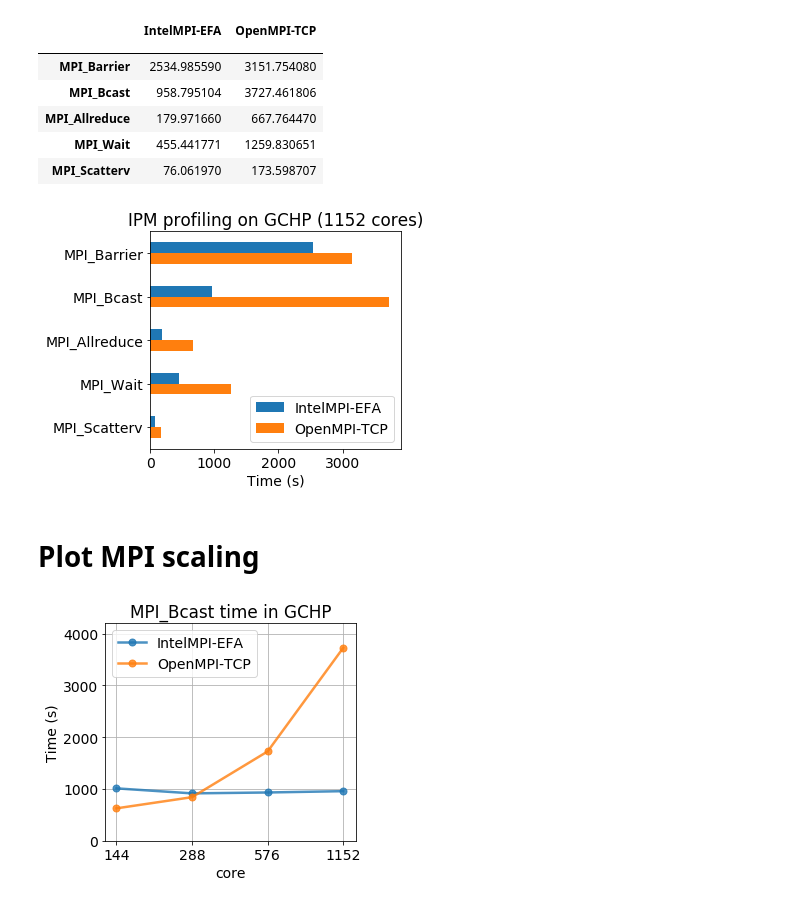
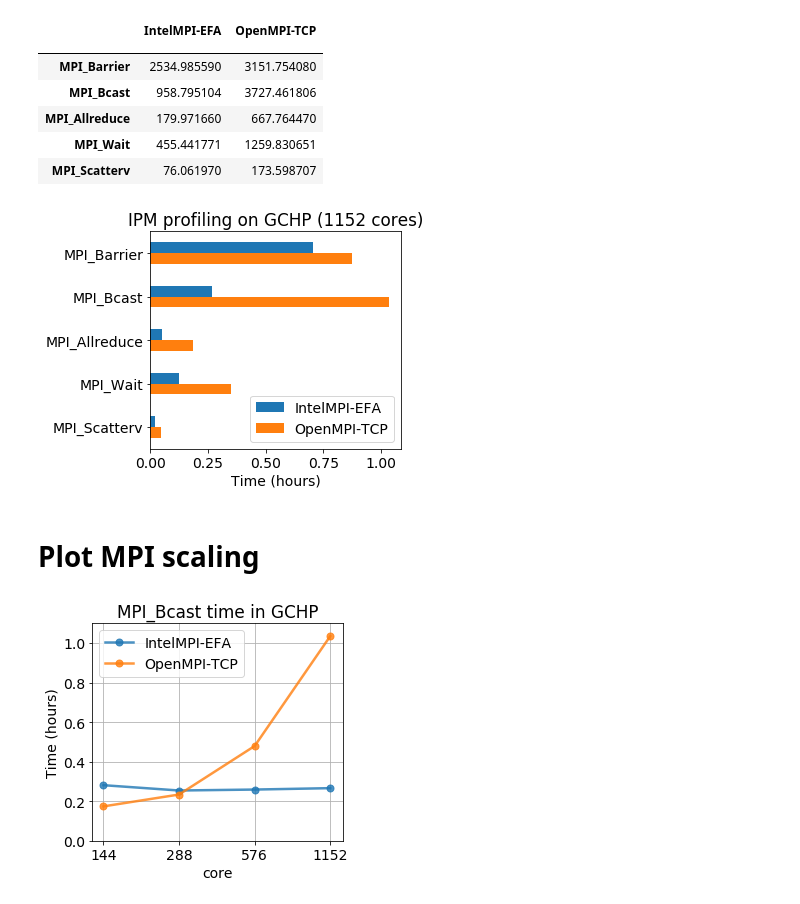
Before and after one commit to JiaweiZhuang/cloud-gchp-paper, a Jupyter notebook: notebooks/plot_ipm_profiling.ipynb, the cells around one changed output. Drawn from its saved outputs; the diff is of its cells as text; code cells hidden in the pictures.

Commit message:
Plot IPM time in hours instead of seconds

```diff
--- a/notebooks/plot_ipm_profiling.ipynb
+++ b/notebooks/plot_ipm_profiling.ipynb
@@ -164,35 +164,35 @@ df_compare
 | MPI_Wait | 455.441771 | 1259.830651 |
 | MPI_Scatterv | 76.061970 | 173.598707 |
 # %%
-df_compare.iloc[::-1, ::-1].plot.barh(legend='reverse', color=['C1', 'C0'], figsize=[4.5, 4])
+(df_compare/3600).iloc[::-1, ::-1].plot.barh(legend='reverse', color=['C1', 'C0'], figsize=[4.5, 4])
 plt.title('IPM profiling on GCHP (1152 cores)')
-plt.xlabel('Time (s)')
+plt.xlabel('Time (hours)')
 plt.savefig('gchp-all-mpi.png', dpi=300, bbox_inches='tight')
 # %% [output]
-[figure, old version]
+[figure, new version]
 # %% [markdown]
 # Plot MPI scaling
 # %%
 fig, ax = plt.subplots(1, 1, figsize=[4.5, 4])
 
 plot_kwargs = dict(ax=ax, linestyle='-', marker='o', linewidth=2.5, markersize=7.0, alpha=0.8)
-mean_impi['MPI_Bcast'].plot(**plot_kwargs, label='IntelMPI-EFA')
-mean_ompi['MPI_Bcast'].plot(**plot_kwargs, label='OpenMPI-TCP')
+(mean_impi['MPI_Bcast']/3600).plot(**plot_kwargs, label='IntelMPI-EFA')
+(mean_ompi['MPI_Bcast']/3600).plot(**plot_kwargs, label='OpenMPI-TCP')
 
 ax.set_title('MPI_Bcast time in GCHP')
 ax.legend()
 ax.grid()
 
 ax.set_xscale('log')
 ax.xaxis.set_major_formatter(ScalarFormatter())
 ax.minorticks_off()
 
 ax.set_xticks(mean_impi.index)
 ax.set_xlim(130, 1300)
 
-ax.set_ylabel('Time (s)')
-ax.set_ylim(0, 4200)
+ax.set_ylabel('Time (hours)')
+ax.set_ylim(0, 1.1)
 
 fig.savefig('gchp_mpi_bcast.png', dpi=300, bbox_inches='tight')
 # %% [output]
-[figure, old version]
+[figure, new version]
```
Also changed, not shown: parts of 2 cells of this notebook.
